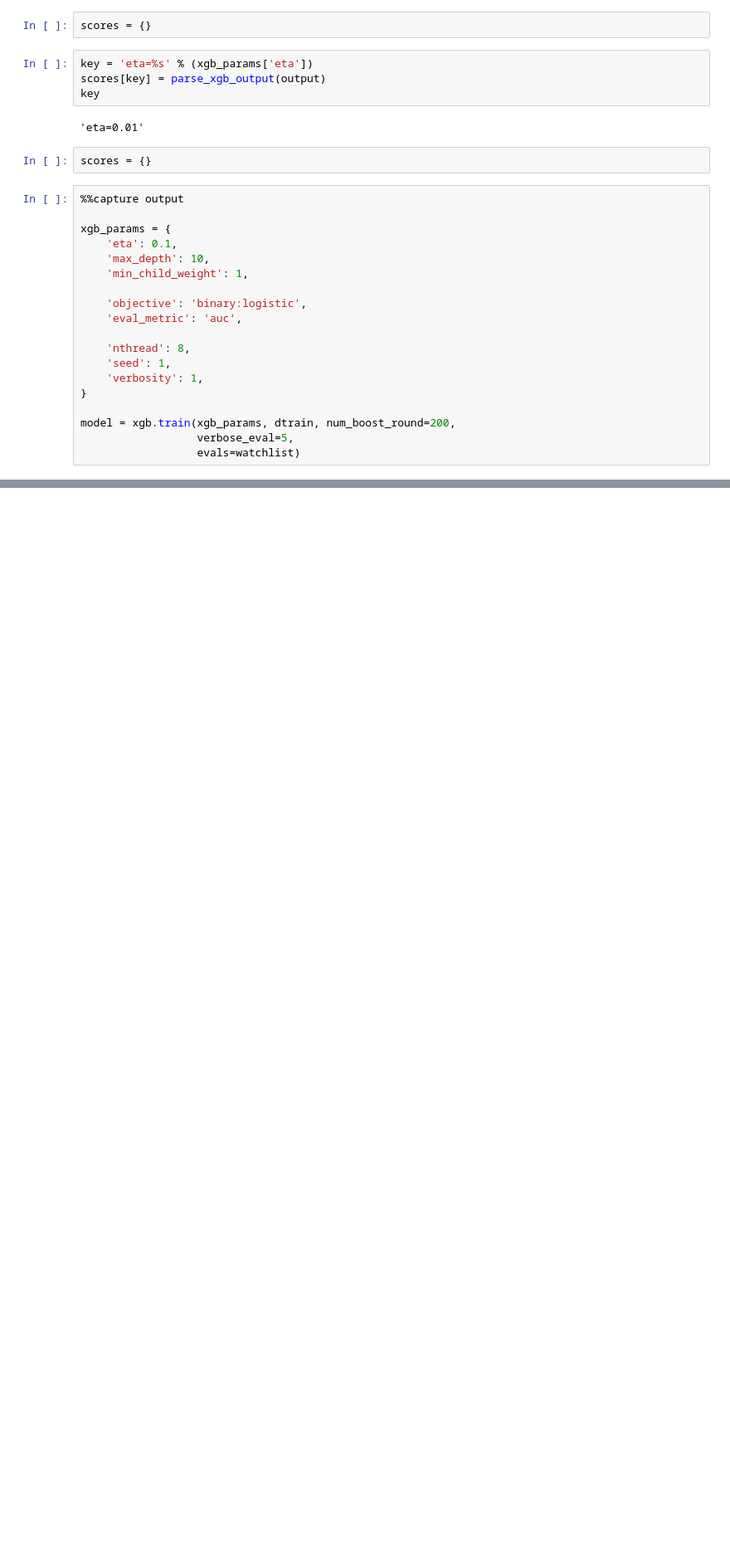
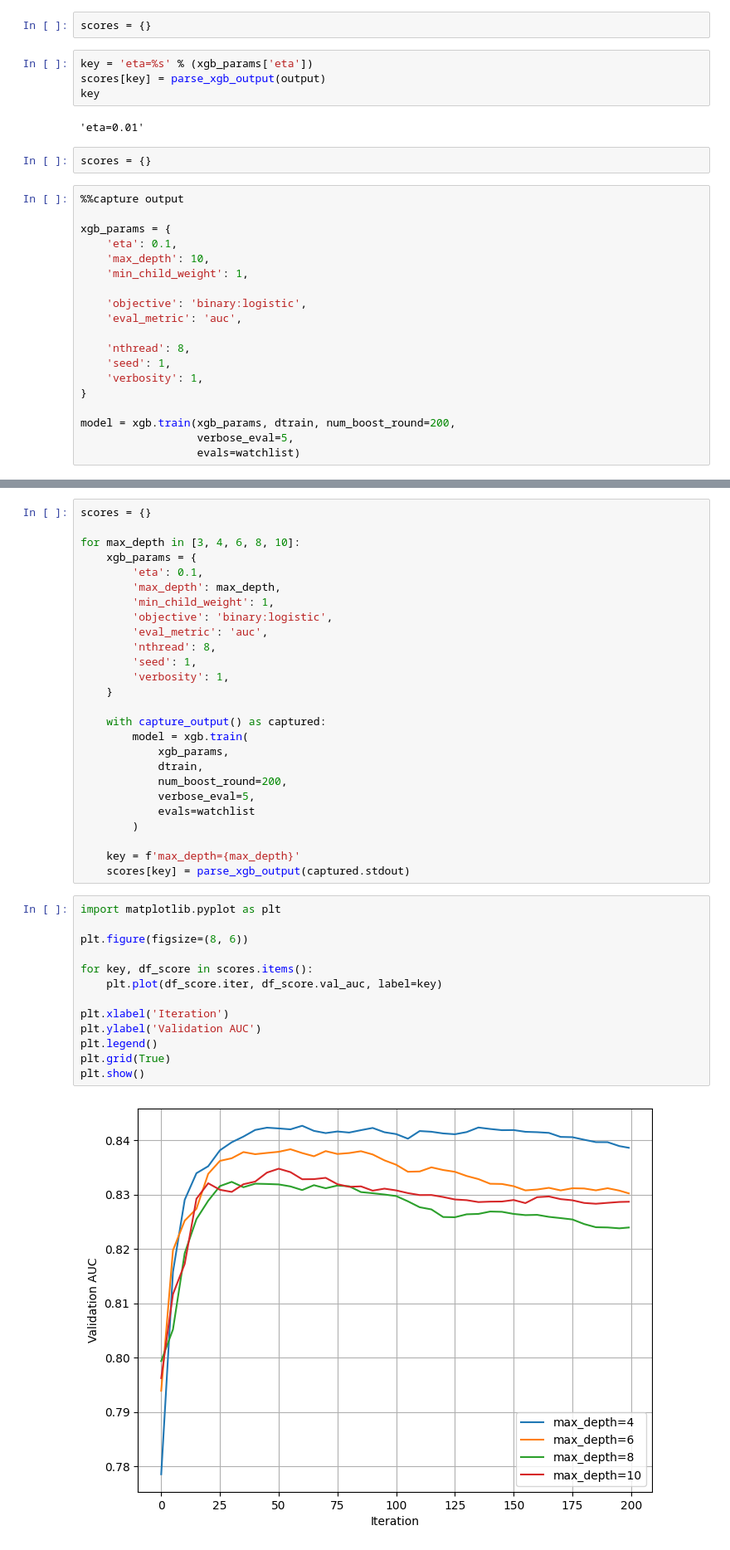
Before and after one commit to mireillehaddad/Machine-Learning, a Jupyter notebook: 06-trees /credit-risk.ipynb, the cells around one changed output, grey strips where cells are left out. Shown at 83% size. Drawn from its saved outputs; the diff is of its cells as text; blank space fills up the shorter version.

```diff
--- a/06-trees /credit-risk.ipynb
+++ b/06-trees /credit-risk.ipynb
@@ -997,0 +1119,41 @@ plt.show()
+# %%
+scores = {}
+
+for max_depth in [3, 4, 6, 8, 10]:
+    xgb_params = {
+        'eta': 0.1,
+        'max_depth': max_depth,
+        'min_child_weight': 1,
+        'objective': 'binary:logistic',
+        'eval_metric': 'auc',
+        'nthread': 8,
+        'seed': 1,
+        'verbosity': 1,
+    }
+
+    with capture_output() as captured:
+        model = xgb.train(
+            xgb_params,
+            dtrain,
+            num_boost_round=200,
+            verbose_eval=5,
+            evals=watchlist
+        )
+
+    key = f'max_depth={max_depth}'
+    scores[key] = parse_xgb_output(captured.stdout)
+# %%
+import matplotlib.pyplot as plt
+
+plt.figure(figsize=(8, 6))
+
+for key, df_score in scores.items():
+    plt.plot(df_score.iter, df_score.val_auc, label=key)
+
+plt.xlabel('Iteration')
+plt.ylabel('Validation AUC')
+plt.legend()
+plt.grid(True)
+plt.show()
+# %% [output]
+[figure, added]
```
Also changed, not shown: parts of 36 cells of this notebook.
